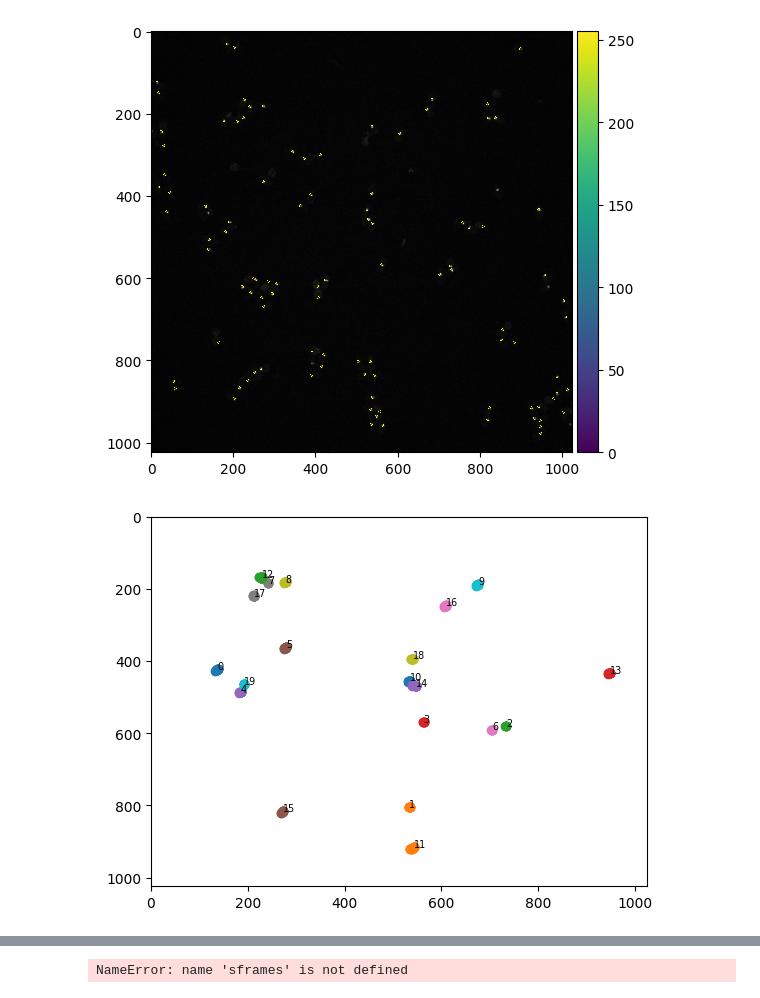
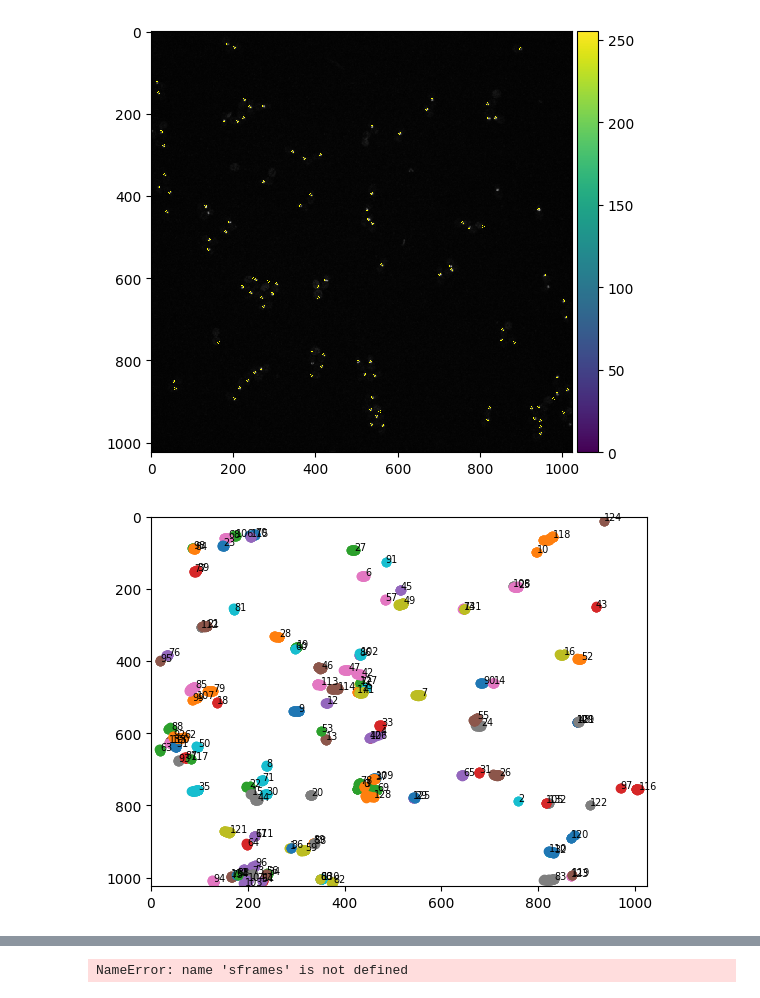
Before and after one commit to jglichowsk/organelle-measure, a Jupyter notebook: organelle_measure/notebooks/myo1-globular-timelapse-analysis.ipynb, the cells around one changed output, grey strips where cells are left out. Saved outputs shown, nothing was run; the diff lists cells and outputs as text; code cells hidden in the pictures.

```diff
--- a/organelle_measure/notebooks/myo1-globular-timelapse-analysis.ipynb
+++ b/organelle_measure/notebooks/myo1-globular-timelapse-analysis.ipynb
@@ -362,13 +382,14 @@ overlay_roi(imgpath,smoodf,smoodf.loc[smoodf.frame==0,'ROI_ID'])
 # %%
 # dind=0
 # df=analyze_signal(df_01222026, roi_ind=dind,metric='sum', plot_graph=True)
 fig, ax = plt.subplots()
 # for id in np.unique(novdf['ROI_ID'].values):
 
-for id in range(20):
+ids=juldf.loc[juldf.frame==0, 'ROI_ID'].values
+for id in ids:
     # roi_paths(junedf, roi_id=id, roi_radius=2)
-    roi_paths(smoodf, roi_id=id, roi_radius=2)
+    roi_paths(juldf, roi_id=id, roi_radius=2)
 # dind+=2
 # %% [output]
-[figure, old version]
+[figure, new version]
 # %%
```
Also changed, not shown: parts of 10 cells of this notebook, 7 other files.
